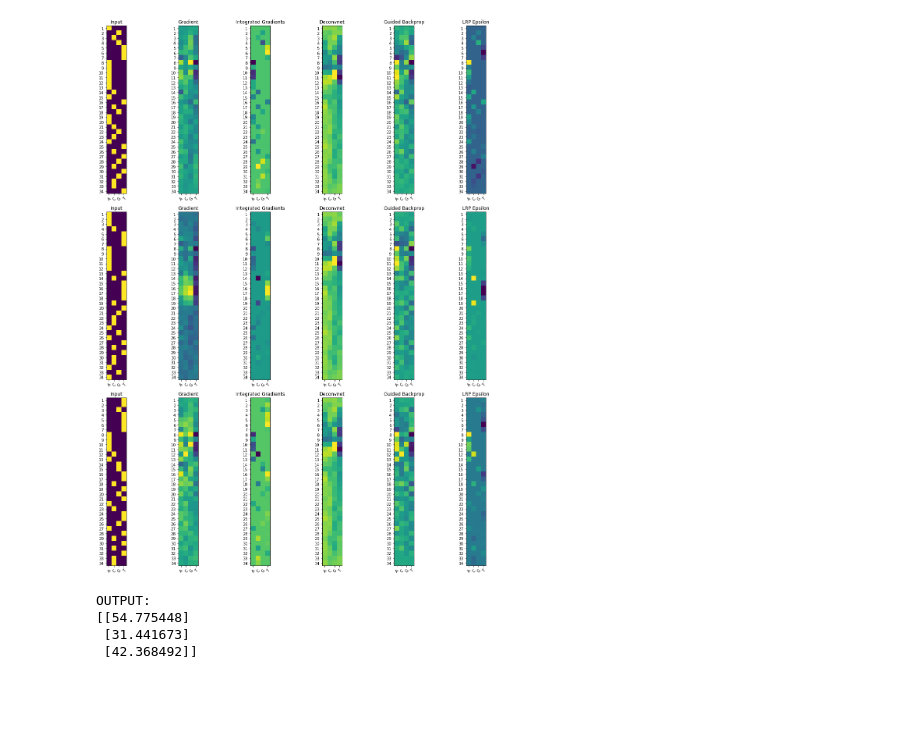
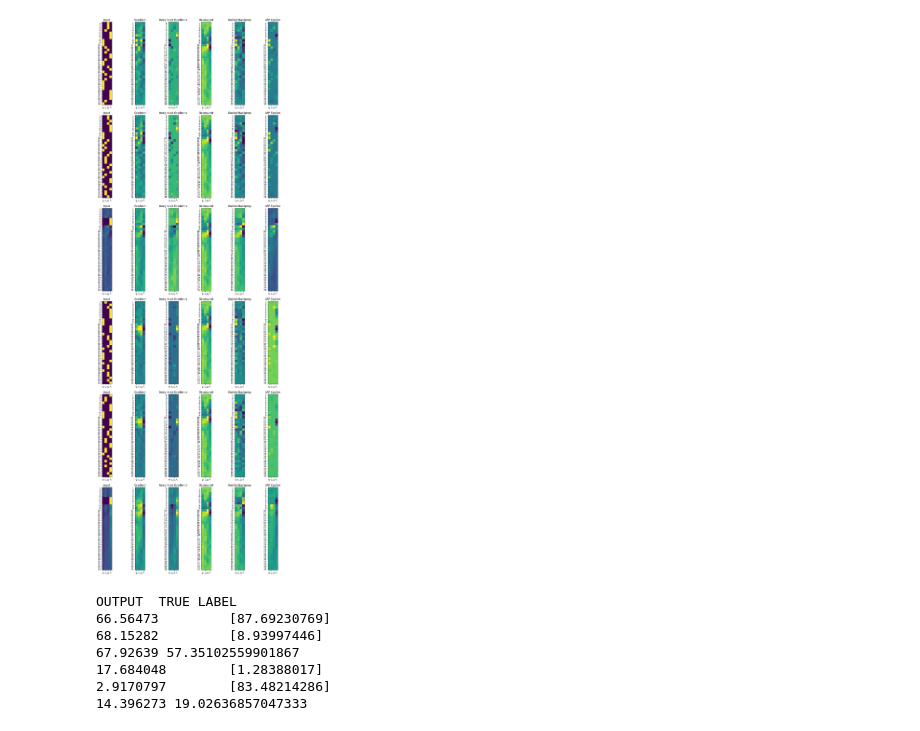
Before and after one commit to sproft/DeepCpf1, a Jupyter notebook: Heatmapping/HeatmapDeepCpf1.ipynb, the cells around one changed output. Saved outputs shown, nothing was run; the diff lists cells and outputs as text; code cells hidden in the pictures; blank space fills up the shorter version.

Commit message:
added more code
# Conflicts:
#	DeepCpf1.py

```diff
--- a/Heatmapping/HeatmapDeepCpf1.ipynb
+++ b/Heatmapping/HeatmapDeepCpf1.ipynb
@@ -20,8 +20,6 @@ from keras.layers.convolutional import Convolution1D, AveragePooling1D
 from keras import backend as K
 
 import utils_imagenet as imgnetutils
-
-plt.rcParams["figure.figsize"] = (17, 20)
 # %%
 def PREPROCESS(lines):
     data_n = len(lines) - 1
@@ -135,5 +133,5 @@ Saving to C:\Users\Sebastian\AppData\Roaming\jupyter\runtime\kernel-5653d42a-a37
 # %%
-
+plt.rcParams["figure.figsize"] = (15, 10)
 #Analyze
 
 print("Analyzing SeqDeepCpf1")
@@ -208,6 +217,12 @@ methods = [
 # %%
+plt.rcParams["figure.figsize"] = (13, 35)
+
+import pandas as pd
+score = np.concatenate(Seq_deepCpf1_SCORE)
+split = pd.qcut(score, 4, labels=False)
+
 model = Seq_deepCpf1
-numToPlot = 3
+numToPlot = 6
 
 # Create analyzers.
 analyzers = []
@@ -218,48 +233,77 @@ for method in methods:
                                                 **method[1])
     except innvestigate.NotAnalyzeableModelException:
         analyzer = None
     analyzers.append(analyzer)
 
-
-fig, ax = plt.subplots(len(SEQ[:numToPlot]), len(analyzers))
+fig, ax = plt.subplots(numToPlot, len(analyzers))
 
 for j in range(0, len(analyzers)):
     if analyzers[j] is not None:
-        analysis = analyzers[j].analyze(SEQ[:numToPlot])
 
-        grid = [[analysis[i, j] for j in range(analysis.shape[1])]
-                for i in range(analysis.shape[0])]
+        analysisTop = analyzers[j].analyze(SEQ[split == 3])
+        analysisBot = analyzers[j].analyze(SEQ[split == 0])
+
+        gridTop = [[analysisTop[i, j] for j in range(analysisTop.shape[1])]
+                   for i in range(analysisTop.shape[0])]
+
+        gridBot = [[analysisBot[i, j] for j in range(analysisBot.shape[1])]
+                   for i in range(analysisBot.shape[0])]
 
         positions = list(range(1, 35))
         bases = ["A", "C", "G", "T"]
 
-        #plot analysis
-        for i in range(0, len(grid)):
+        for i in range(0, numToPlot):
+            if i <= 1:
+                # plot best quartile
+                sequence = gridTop[i]
+                im = ax[i, j].imshow(sequence)
 
-            #plot analysis
-            sequence = grid[i]
-            im = ax[i, j].imshow(sequence)
+            elif i == 2:
+                # plot best quartile average
+                sequence = np.average(gridTop, axis=0)
+                im = ax[i, j].imshow(sequence)
+
+            elif i <= 4:
+                # plot worst quartile
+                sequence = gridBot[i]
+                im = ax[i, j].imshow(sequence)
+
+            else:
+                # plot worst quartile average
+                sequence = np.average(gridBot, axis=0)
+                im = ax[i, j].imshow(sequence)
 
             # We want to show all ticks...
             ax[i, j].set_xticks(np.arange(len(bases)))
             ax[i, j].set_yticks(np.arange(len(positions)))
             # ... and label them with the respective list entries
             ax[i, j].set_xticklabels(bases)
             ax[i, j].set_yticklabels(positions)
 
             # Rotate the tick labels and set their alignment.
             plt.setp(ax[i, j].get_xticklabels(), rotation=45, ha="right",
                      rotation_mode="anchor")
 
             ax[i, j].set_title(methods[j][3])
             fig.tight_layout()
-            #plt.show()
+
+
 plt.show()
-print("OUTPUT:\n"+str(Seq_deepCpf1_SCORE[:numToPlot]))
+
+print("OUTPUT\tTRUE LABEL")
+print(score[split == 3][0], "\t", IF[split == 3][0])
+print(score[split == 3][1], "\t", IF[split == 3][1])
+print(np.average(score[split == 3]), np.average(IF[split == 3]))
+print(score[split == 0][0], "\t", IF[split == 0][0])
+print(score[split == 0][1], "\t", IF[split == 0][1])
+print(np.average(score[split == 0]), np.average(IF[split == 0]))
 # %% [output]
-[figure, old version]
+[figure, new version]
-OUTPUT:
-[[54.775448]
- [31.441673]
- [42.368492]]
+OUTPUT  TRUE LABEL
+66.56473         [87.69230769]
+68.15282         [8.93997446]
+67.92639 57.35102559901867
+17.684048        [1.28388017]
+2.9170797        [83.48214286]
+14.396273 19.02636857047333
 # %%
```
Also changed, not shown: parts of 3 cells of this notebook.
